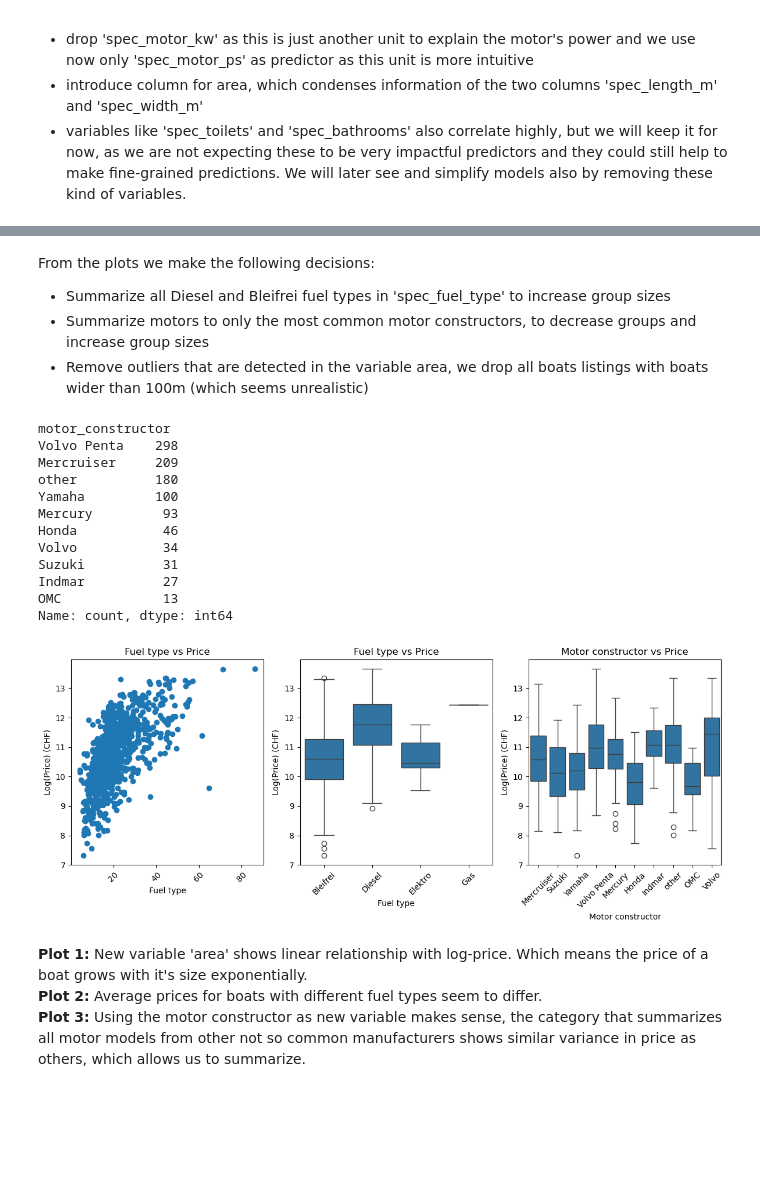
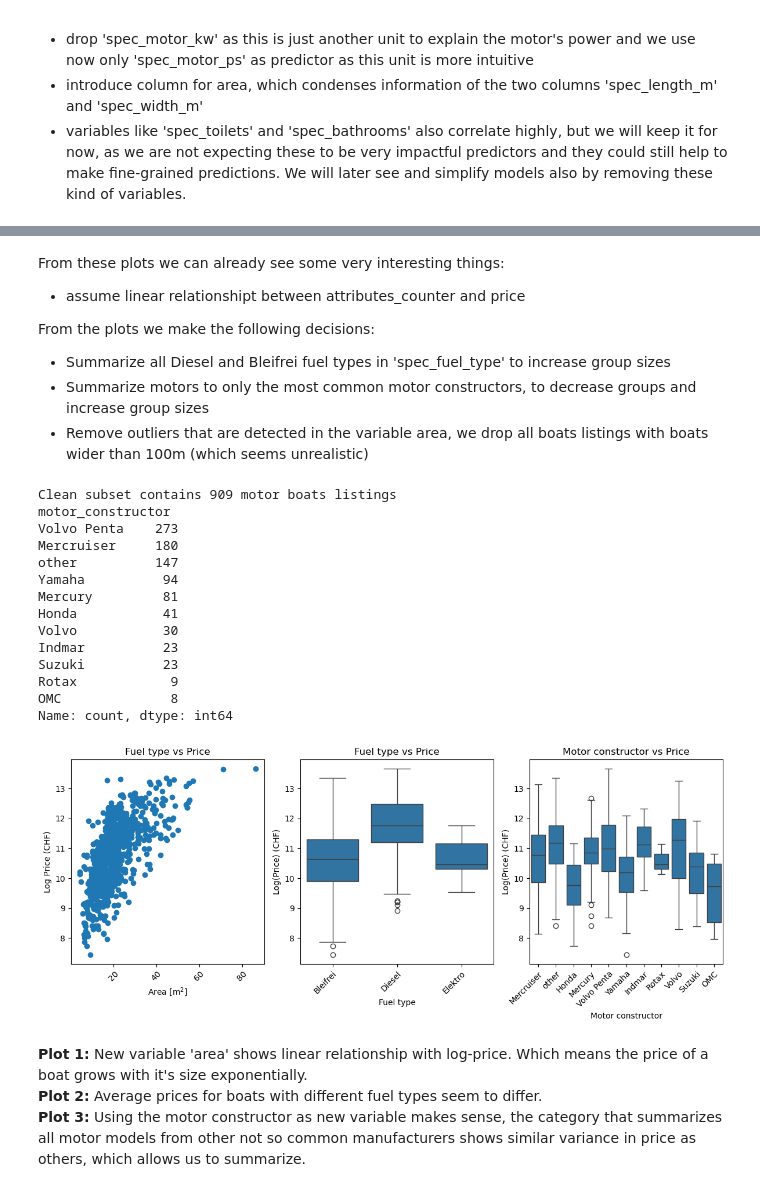
Before and after one commit to ledostxx/boat-valuation, a Jupyter notebook: new_structure/hedonic_model.ipynb, the cells around one changed output, grey strips where cells are left out. Saved outputs shown, nothing was run; the diff lists cells and outputs as text; code cells hidden in the pictures; blank space fills up the shorter version.

```diff
--- a/new_structure/hedonic_model.ipynb
+++ b/new_structure/hedonic_model.ipynb
@@ -7,7 +7,8 @@ import matplotlib.pyplot as plt
 import seaborn as sns
 # %%
 
-df_raw = pd.read_csv('/Users/fadricampell/Desktop/HSLU/CIP02/CIP/new_structure/outputs/2025-03-28_cleaned_data.csv', dtype={'spec_listing_id': 'object'})
+#df_raw = pd.read_csv('/Users/fadricampell/Desktop/HSLU/CIP02/CIP/new_structure/outputs/2025-03-28_cleaned_data.csv', dtype={'spec_listing_id': 'object'})
+df_raw = pd.read_csv('/Users/fadricampell/Desktop/HSLU/CIP02/CIP/new_structure/outputs/2025-04-07_cleaned_data.csv', dtype={'spec_listing_id': 'object'})
 
 #print(len(df_raw))
 
@@ -20,7 +21,5 @@ print(df_raw.describe(include='all'))
 print(df_raw.dtypes)
 
 print(f'The raw dataset after scraping and pre-cleaning has {len(df_raw)} boats listings')
-
-print(df_raw['spec_condition'].value_counts())
 # %% [output]
                                                       URL  spec_price_chf  \
@@ -50,7 +49,7 @@ Steps:
 # %%
 # See which columns have a lot of NA's and are not suitable as predictors
 # Count missing values for each column
-missing_counts = df_raw.isna().sum()
+missing_counts = df_raw.drop(columns=['URL','spec_listing_id', 'spec_price_chf']).isna().sum()
 
 # Sort by number of missing values and calculate share from whole df
 missing_counts = missing_counts.sort_values(ascending=False)
@@ -59,6 +58,7 @@ missing_share = missing_counts / len(df_raw)
 # Plot counts of missing values per column
 plt.figure(figsize=(10, 5))
 sns.barplot(x=missing_share.index, y=missing_share.values)
+plt.axhline(y=0.4, ls='--', color='red', alpha=0.7) # abline at 40%
 plt.xticks(rotation=90)
 plt.ylabel("Share of Missing Values")
 plt.xlabel("Column Name")
@@ -180,11 +179,23 @@ for i, col in enumerate(df_area.columns.difference(['spec_listing_id', 'URL', 's
 
     if df_area[col].dtype in ['string', 'object', 'bool']:
         sns.boxplot(data=df_area, x=col, y="log_spec_price_chf", ax=axes[i])
+        axes[i].axhline(y=np.median(df_area["log_spec_price_chf"]), ls='--', color='red', alpha=0.7)
+        # rotate tick labels and align right under the tick for readability
+        for label in axes[i].get_xticklabels():
+            label.set_rotation(45)
+            label.set_ha('right')
+            label.set_rotation_mode('anchor')
+
+
+        # labels = axes[i].get_xticklabels()
+        # axes[i].set_xticklabels(labels,rotation=45, ha='right', rotation_mode='anchor')
+
     elif df_area[col].dtype in ['int64', 'float64']:
         axes[i].scatter(df_area[col], df_area["log_spec_price_chf"])
+        axes[i].tick_params(axis='x', rotation=45)
     axes[i].set_xlabel(col)
     axes[i].set_ylabel("Log-Price (CHF)")
-    axes[i].tick_params(axis='x', rotation=45)
+
 
 
 # Remove unused subplots (if any)
@@ -215,4 +226,7 @@ There are 667 unique motor types
 # %% [markdown]
+From these plots we can already see some very interesting things:
+- assume linear relationshipt between attributes_counter and price
+
 From the plots we make the following decisions:
 - Summarize all Diesel and Bleifrei fuel types in 'spec_fuel_type' to increase group sizes
 - Summarize motors to only the most common motor constructors, to decrease groups and increase group sizes
@@ -220,6 +234,7 @@ From the plots we make the following decisions:
 # %%
 # Exclude outliers in size
 df_clean = df_area[df_area['spec_width_m'] < 100].copy()
+print(f'Clean subset contains {len(df_clean)} motor boats listings')
 
 # Summarize fuel types to only standard 'Bleifrei', 'Diesel' etc.
 df_clean.loc[:,'spec_fuel_type'] = df_clean['spec_fuel_type'].replace(
@@ -229,7 +244,7 @@ df_clean.loc[:,'spec_fuel_type'] = df_clean['spec_fuel_type'].replace(
 
 # Introduce variable with motor constructor to replace 'spec_motor'
 # Define names of  most common constructors that occur in dataset
-constructors = ['Volvo Penta', 'Yamaha', 'Mercruiser', 'Mercury', 'Suzuki', 'Honda', 'Volvo', 'Indmar', 'OMC']
+constructors = ['Volvo Penta', 'Yamaha', 'Mercruiser', 'Mercury', 'Suzuki', 'Honda', 'Volvo', 'Indmar', 'OMC', 'Rotax']
 
 # Function to extract constructor name from full motor string
 def extract_constructor(motor):
@@ -244,48 +259,56 @@ def extract_constructor(motor):
 # set motor constructor
 df_clean.loc[:,'motor_constructor'] = df_clean['spec_motor'].apply(extract_constructor)
 print(df_clean['motor_constructor'].value_counts())
 
 # Visualize manipulations
 # Create Plot layout
 fig, axes = plt.subplots(1, 3, figsize=(12, 5))
 
 # Plot 1: Area vs. Price to show new dataset without outliers
 axes[0].scatter(x=df_clean['spec_area_m'], y=df_clean['log_spec_price_chf'])
-axes[0].set_xlabel("Fuel type")
-axes[0].set_ylabel("Log(Price) (CHF)")
+axes[0].set_xlabel("Area [m$^2$]")
+axes[0].set_ylabel("Log Price (CHF)")
 axes[0].set_title("Fuel type vs Price")
 axes[0].tick_params(axis='x', rotation=45)
 
 # Plot 1: Fuel type vs. Price to show new standardized fuel types
 sns.boxplot(data=df_clean, x='spec_fuel_type', y="log_spec_price_chf", ax=axes[1])
 axes[1].set_xlabel("Fuel type")
 axes[1].set_ylabel("Log(Price) (CHF)")
 axes[1].set_title("Fuel type vs Price")
-axes[1].tick_params(axis='x', rotation=45)
+for label in axes[1].get_xticklabels():
+            label.set_rotation(45)
+            label.set_ha('right')
+            label.set_rotation_mode('anchor')
 
 # Plot 4: Motor constructor vs. Price to show motors summarized by constructor
 sns.boxplot(data=df_clean, x='motor_constructor', y="log_spec_price_chf", ax=axes[2])
 axes[2].set_xlabel("Motor constructor")
 axes[2].set_ylabel("Log(Price) (CHF)")
 axes[2].set_title("Motor constructor vs Price")
-axes[2].tick_params(axis='x', rotation=45)
+for label in axes[2].get_xticklabels():
+            label.set_rotation(45)
+            label.set_ha('right')
+            label.set_rotation_mode('anchor')
 
 plt.tight_layout()
 plt.show()
 # %% [output]
+Clean subset contains 909 motor boats listings
 motor_constructor
-Volvo Penta    298
-Mercruiser     209
-other          180
-Yamaha         100
-Mercury         93
-Honda           46
-Volvo           34
-Suzuki          31
-Indmar          27
-OMC             13
+Volvo Penta    273
+Mercruiser     180
+other          147
+Yamaha          94
+Mercury         81
+Honda           41
+Volvo           30
+Indmar          23
+Suzuki          23
+Rotax            9
+OMC              8
 Name: count, dtype: int64
-[figure, old version]
+[figure, new version]
 # %% [markdown]
 **Plot 1:** New variable 'area' shows linear relationship with log-price. Which means the price of a boat grows with it's size exponentially. \
 **Plot 2:** Average prices for boats with different fuel types seem to differ. \
```
Also changed, not shown: parts of 18 cells of this notebook.
